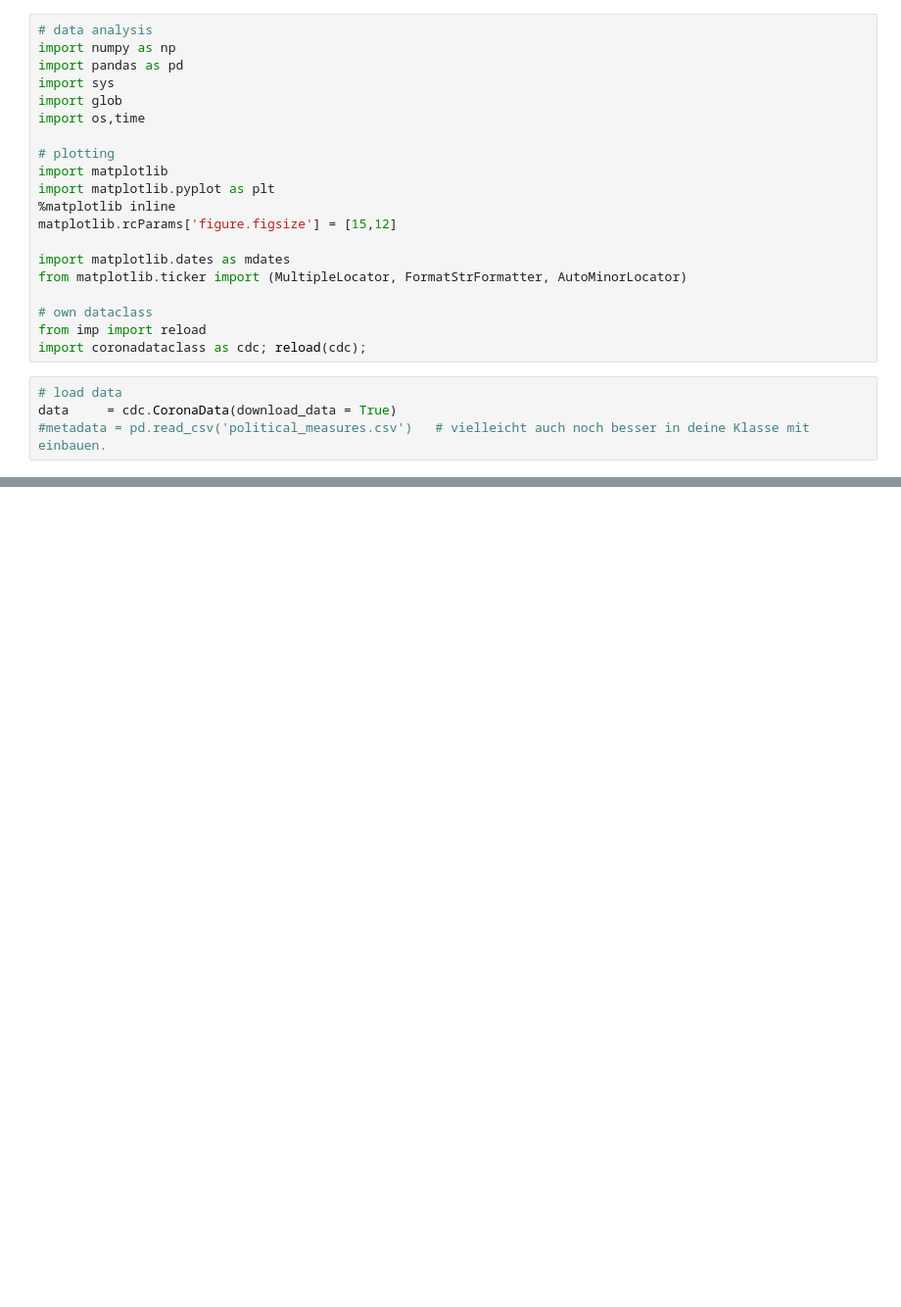
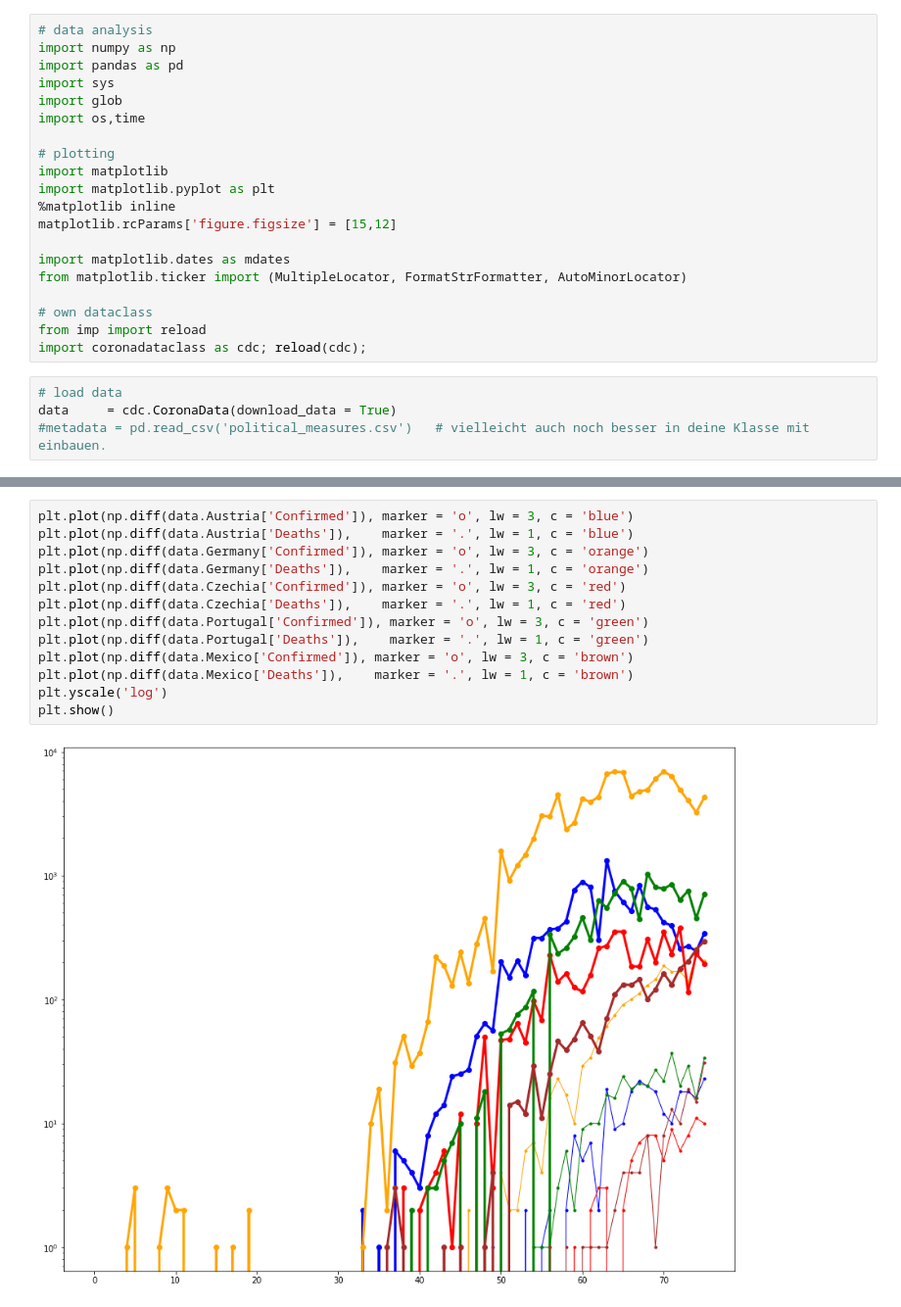
Before and after one commit to lukasgeyrhofer/corona, a Jupyter notebook: trajectories.ipynb, the cells around one changed output, grey strips where cells are left out. Shown at 98% size. Saved outputs shown, nothing was run; the diff lists cells and outputs as text; blank space fills up the shorter version.

```diff
--- a/trajectories.ipynb
+++ b/trajectories.ipynb
@@ -128,0 +129,15 @@ plt.savefig('confirmed_vs_deaths.pdf')
+# %%
+plt.plot(np.diff(data.Austria['Confirmed']), marker = 'o', lw = 3, c = 'blue')
+plt.plot(np.diff(data.Austria['Deaths']),    marker = '.', lw = 1, c = 'blue')
+plt.plot(np.diff(data.Germany['Confirmed']), marker = 'o', lw = 3, c = 'orange')
+plt.plot(np.diff(data.Germany['Deaths']),    marker = '.', lw = 1, c = 'orange')
+plt.plot(np.diff(data.Czechia['Confirmed']), marker = 'o', lw = 3, c = 'red')
+plt.plot(np.diff(data.Czechia['Deaths']),    marker = '.', lw = 1, c = 'red')
+plt.plot(np.diff(data.Portugal['Confirmed']), marker = 'o', lw = 3, c = 'green')
+plt.plot(np.diff(data.Portugal['Deaths']),    marker = '.', lw = 1, c = 'green')
+plt.plot(np.diff(data.Mexico['Confirmed']), marker = 'o', lw = 3, c = 'brown')
+plt.plot(np.diff(data.Mexico['Deaths']),    marker = '.', lw = 1, c = 'brown')
+plt.yscale('log')
+plt.show()
+# %% [output]
+[figure, added]
```
Also changed, not shown: parts of 3 cells of this notebook, 2 other files.
